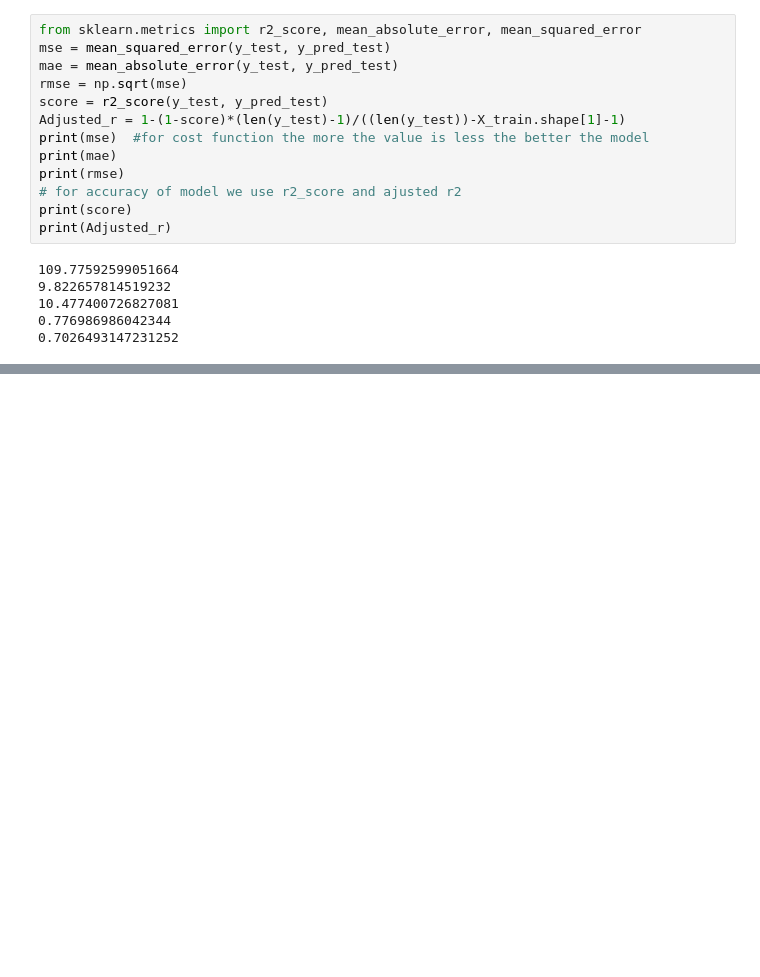
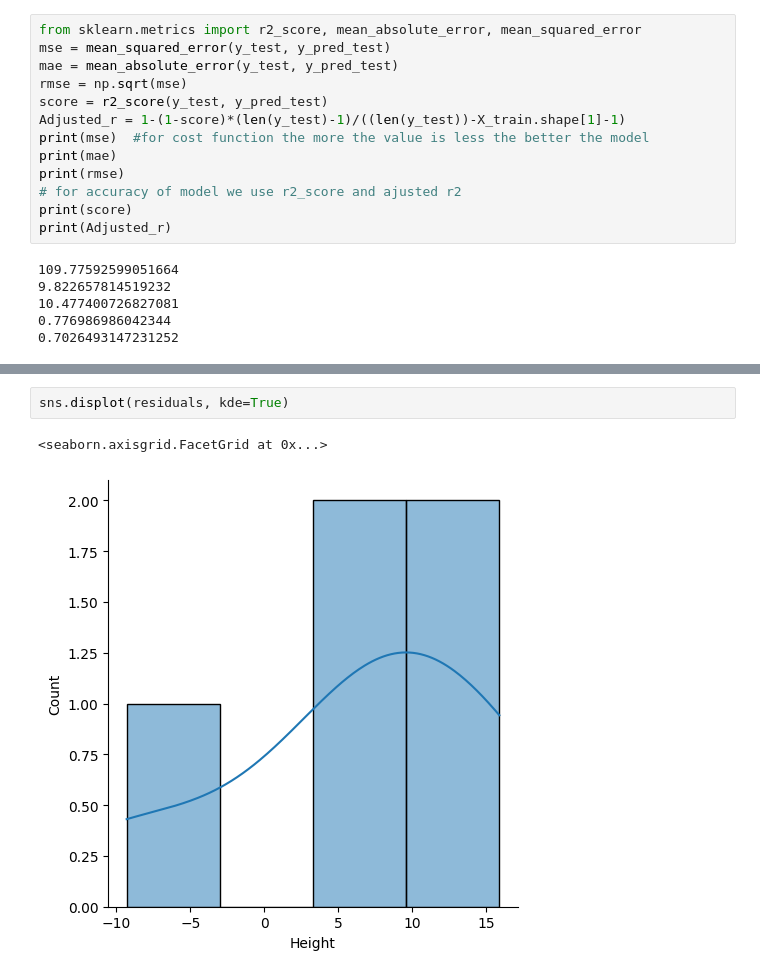
Before and after one commit to Vaibhav2024/Simple_Linear_Regression_Project_AWS_Deployment, a Jupyter notebook: Simple_Linear_Regression.ipynb, the cells around one changed output, grey strips where cells are left out. Saved outputs shown, nothing was run; the diff lists cells and outputs as text; blank space fills up the shorter version.

```diff
--- a/Simple_Linear_Regression.ipynb
+++ b/Simple_Linear_Regression.ipynb
@@ -131,0 +155,5 @@ print(Adjusted_r)
+# %%
+sns.displot(residuals, kde=True)
+# %% [output]
+<seaborn.axisgrid.FacetGrid at 0x...>
+[figure, added]
```
Also changed, not shown: parts of 6 cells of this notebook.
